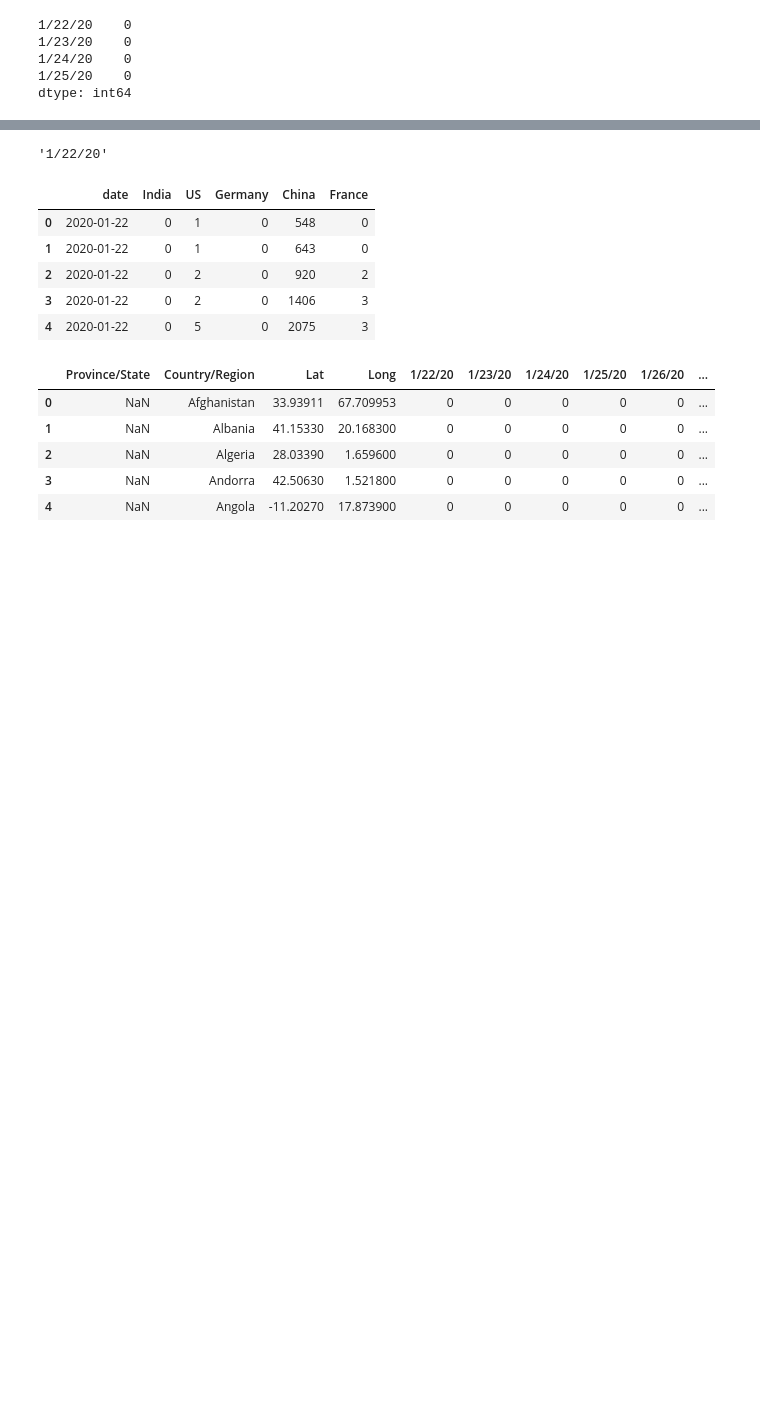
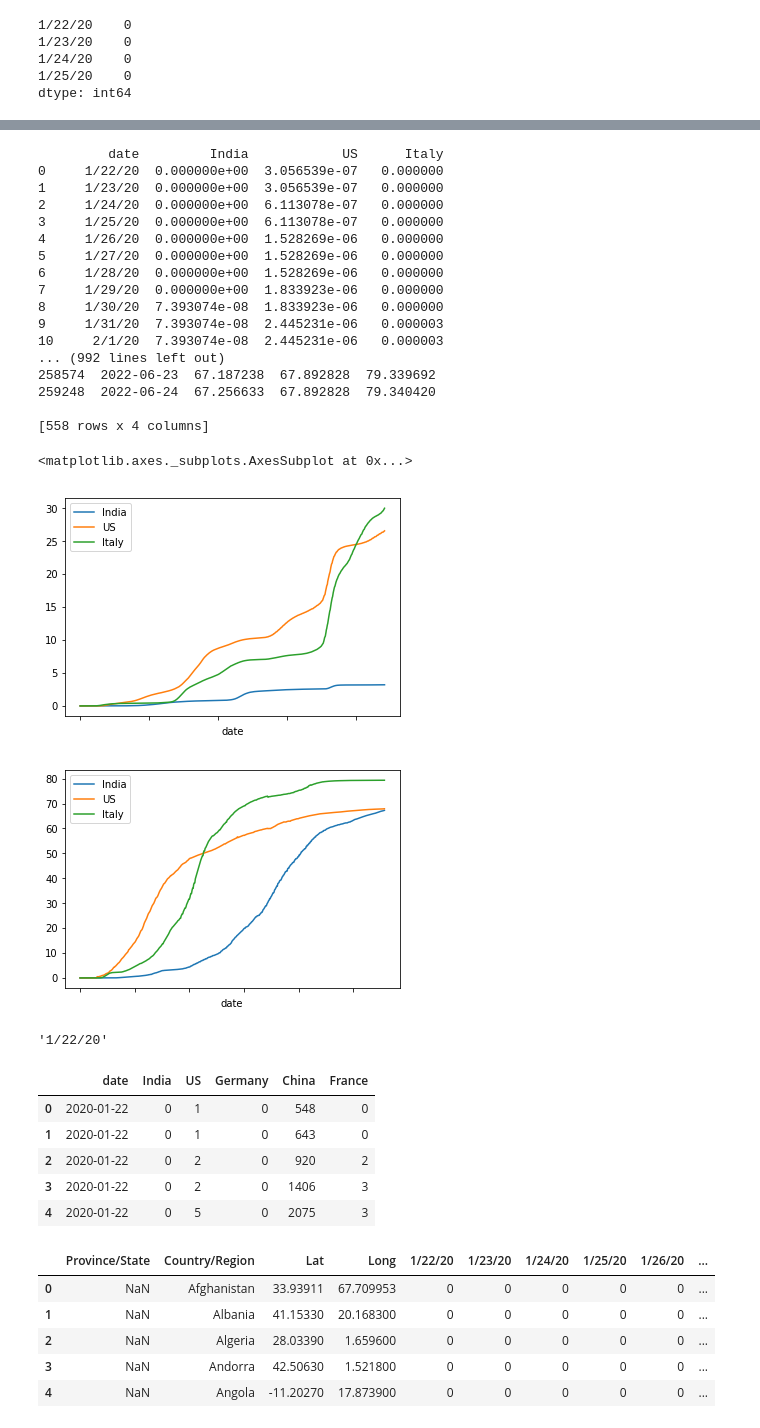
Before and after one commit to srinuSDV/ads_covid_19, a Jupyter notebook: notebooks/Data_Preparation.ipynb, the cells around one changed output, grey strips where cells are left out. Cells and saved outputs as stored; diff of their text form; code cells hidden in the pictures; blank space fills up the shorter version.

```diff
--- a/notebooks/Data_Preparation.ipynb
+++ b/notebooks/Data_Preparation.ipynb
@@ -57,3 +46,11 @@ Name: Country/Region, dtype: object
+# %%
+time_idx = pd_raw.columns[4:]
+df_plot = pd.DataFrame({ 'date': time_idx})
+df_plot.head()
+time_idx_vacc= pd_raw_vacc['Date'].drop_duplicates()
+df_plot_vacc = pd.DataFrame({ 'date': time_idx_vacc})
+df_plot_vacc
+df_plot_pop= pd_pop
 # %%
 pd_raw[pd_raw["Country/Region"] == 'Germany'].iloc[:,4::].sum(axis=0)[0:4]
 # %% [output]
@@ -88,3 +62,61 @@ df_plot
+# %%
+Country_list = ["India", "US", "Italy"]
+def get_pop(country = ""):
+    pop_val= df_plot_pop.drop(["Country Code"], axis= 1).set_index("Country Name").loc[country,"2018"]
+    return pop_val
+
+
+
+for each in Country_list:
+    df_plot[each]=np.array(pd_raw[pd_raw["Country/Region"] == each].iloc[:,4::].sum(axis=0))
+    df_plot[each]=df_plot[each]*(100/get_pop(each))
+
+
+for each in Country_list:
+    f = pd_raw_vacc[pd_raw_vacc["Country_Region"] == each].iloc[:,[1,4]]
+    final =f.dropna().set_index('Date')
+    adddates= pd.date_range(df_plot_vacc.loc[0].at['date'],df_plot_vacc.iloc[-1].at['date'])
+    final.index = pd.DatetimeIndex(final.index)
+    s = final.reindex(adddates, fill_value=0)
+    df_plot_vacc[each]= np.array(s)
+    df_plot_vacc[each]=df_plot_vacc[each]*(100/get_pop(each))
+
+
+#
+#
+#
+# df_plot_vacc['India']=df_plot_vacc['India']*(100/1393409038)
+# df_plot_vacc['US']=df_plot_vacc['US']*(100/329824950)
+# df_plot_vacc['Germany']=df_plot_vacc['Germany']*(100/82927922)
+
+
+print(df_plot)
+print(df_plot_vacc)
+
+%matplotlib inline
+df_plot.set_index('date').plot()
+df_plot_vacc.set_index('date').plot()
+# %% [output]
+         date         India            US      Italy
+0     1/22/20  0.000000e+00  3.056539e-07   0.000000
+1     1/23/20  0.000000e+00  3.056539e-07   0.000000
+2     1/24/20  0.000000e+00  6.113078e-07   0.000000
+3     1/25/20  0.000000e+00  6.113078e-07   0.000000
+4     1/26/20  0.000000e+00  1.528269e-06   0.000000
+5     1/27/20  0.000000e+00  1.528269e-06   0.000000
+6     1/28/20  0.000000e+00  1.528269e-06   0.000000
+7     1/29/20  0.000000e+00  1.833923e-06   0.000000
+8     1/30/20  7.393074e-08  1.833923e-06   0.000000
+9     1/31/20  7.393074e-08  2.445231e-06   0.000003
+10     2/1/20  7.393074e-08  2.445231e-06   0.000003
+... (992 lines left out)
+258574  2022-06-23  67.187238  67.892828  79.339692
+259248  2022-06-24  67.256633  67.892828  79.340420
+
+[558 rows x 4 columns]
+<matplotlib.axes._subplots.AxesSubplot at 0x...>
+[figure, added]
+[figure, added]
 # %%
 df_plot.date[0]
 # %% [output]
```
Also changed, not shown: parts of 7 cells of this notebook, 2 other files.
